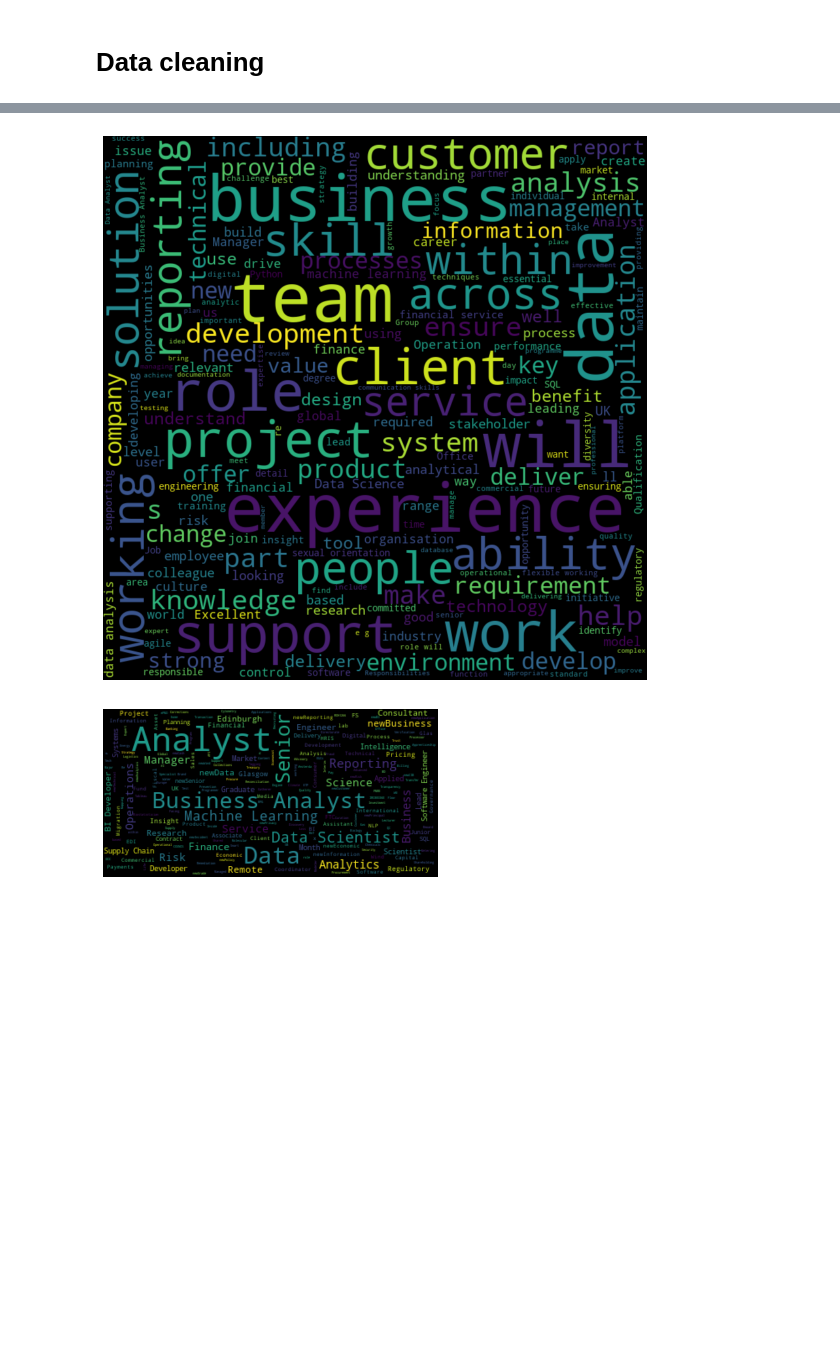
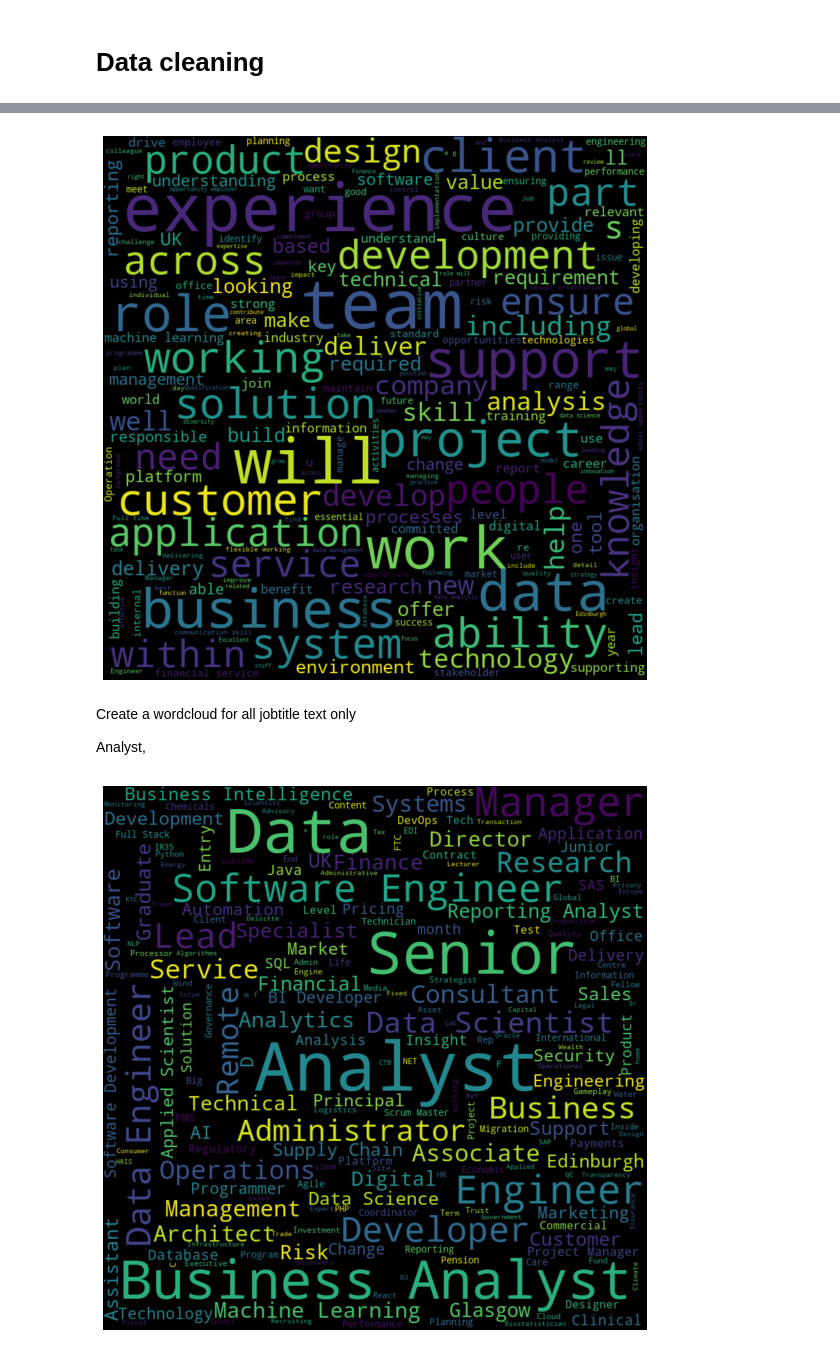
Before and after one commit to adin786/jobs-analysis, a Jupyter notebook: jobs-analysis.ipynb, the cells around one changed output, grey strips where cells are left out. Saved outputs shown, nothing was run; the diff lists cells and outputs as text; code cells hidden in the pictures; blank space fills up the shorter version.

```diff
--- a/jobs-analysis.ipynb
+++ b/jobs-analysis.ipynb
@@ -37,13 +39,11 @@ import indeed.IndeedScraper as ind
 # %% [markdown]
 # Scrape the data
 # %%
-# Scrape new data (or use existing csv)?
+# Manually trigger running the scraper or just loading existing data
 scrape_new = False
 
-f_name = 'data.csv'
+f_name = 'data/data.csv'
 if scrape_new or not os.path.isfile(f_name):
-    df = pd.read_csv(f_name, index_col=0)
-else:
     ind.batch_scrape([('Data Scientist', 'Scotland'),
                       ('Data Engineer', 'Scotland'),
                       ('Data Analyst', 'Scotland'),
@@ -57,3 +57,6 @@ else:
                      delay=5,
                      append=False)
     df = pd.read_csv(f_name, index_col=0)
+else:
+    df = pd.read_csv(f_name, index_col=0)
+    print(f'Data read from .csv ({len(df)} rows, {len(df.columns)} columns)')
@@ -109,0 +103,3 @@ Turn query_title into categorical and plot
+# %%
+df = df.drop_duplicates('id', ignore_index=True)
+df.shape
@@ -113,0 +115,3 @@ df['query_title'] = df['query_title'].astype('category')
+# %%
+df['title'] = df['title'].str.lower()
+df['description'] = df['description'].str.lower()
@@ -113,0 +128,6 @@ df['query_title'] = df['query_title'].astype('category')
+# %%
+df.title = df.title.agg(lambda x: re.sub('^new','',x,1))
+
+# Check that none with prefix still exist
+mask = df.title.str.contains('^new', regex=True)
+df[mask].title.iloc[:10].tolist()
@@ -123,10 +145,8 @@ import numpy as np
 # %%
 # Read the whole text.
-# text = df.description.iloc[0]
 text = ' '.join(df['description'].tolist())
 
 # Generate a word cloud image
-import matplotlib.pyplot as plt
 wordcloud = WordCloud(max_font_size=100, width=800, height=800).generate(text)
 WordCloud()
 plt.figure(figsize=[10,10])
@@ -134,22 +154,24 @@ plt.imshow(wordcloud, interpolation="bilinear")
 plt.axis("off")
 plt.show()
 # %% [output]
-[figure, old version]
+[figure, new version]
+# %% [markdown]
+Create a wordcloud for all jobtitle text only
+
+Analyst,
 # %%
-# Read the whole text.
-# text = df.description.iloc[0]
+# Read the job title only]
 text = ' '.join(df['title'].tolist())
 
 # Generate a word cloud image
 wordcloud = WordCloud().generate(text)
 
 # Display the generated image:
 # the matplotlib way:
-import matplotlib.pyplot as plt
-wordcloud = WordCloud(max_font_size=40).generate(text)
-plt.figure()
+wordcloud = WordCloud(max_font_size=100, width=800, height=800).generate(text)
+plt.figure(figsize=[10,10])
 plt.imshow(wordcloud, interpolation="bilinear")
-plt.axis("off")
+plt.axis('off')
 plt.show()
 # %% [output]
-[figure, old version]
+[figure, new version]
```
Also changed, not shown: parts of 33 cells of this notebook, 3 other files.
